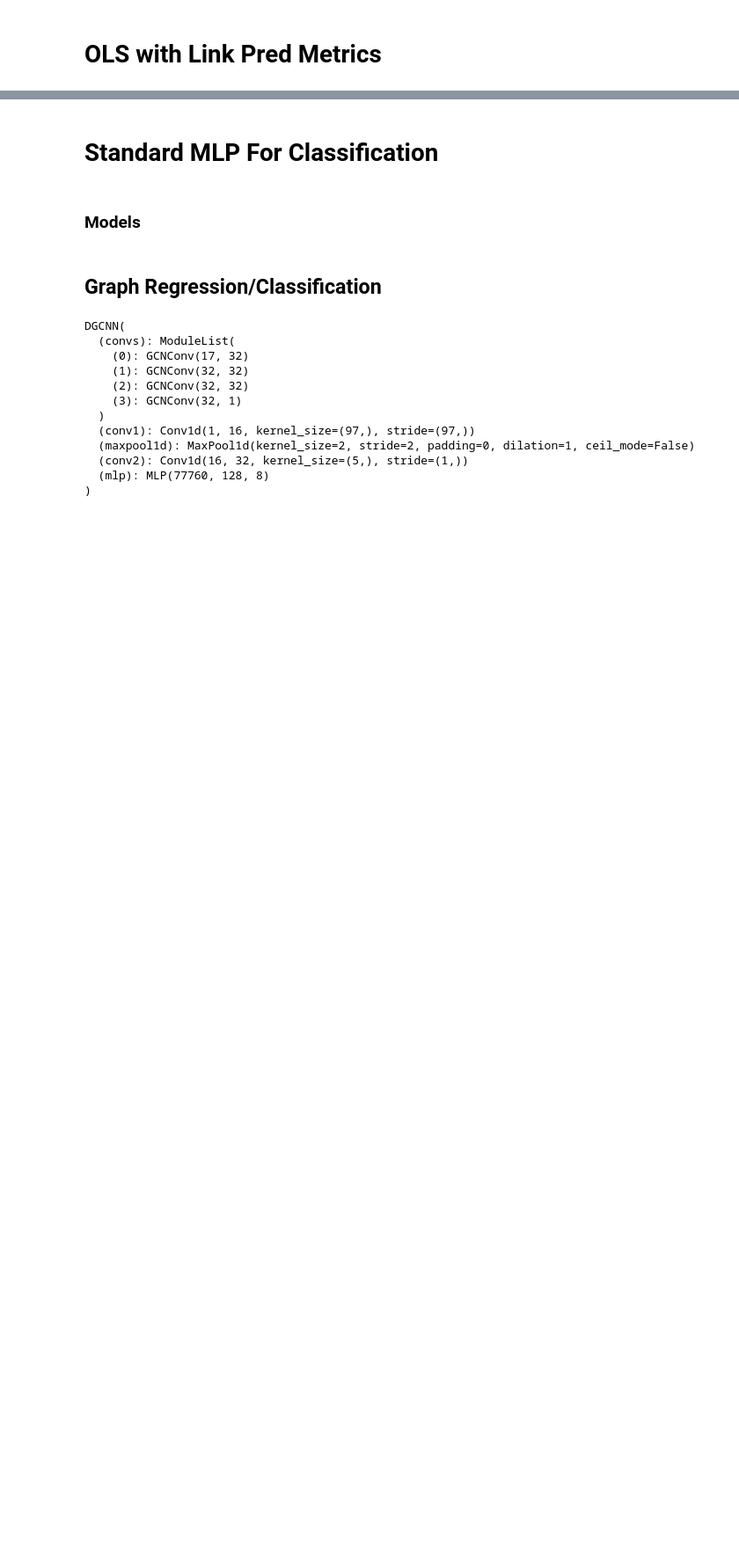
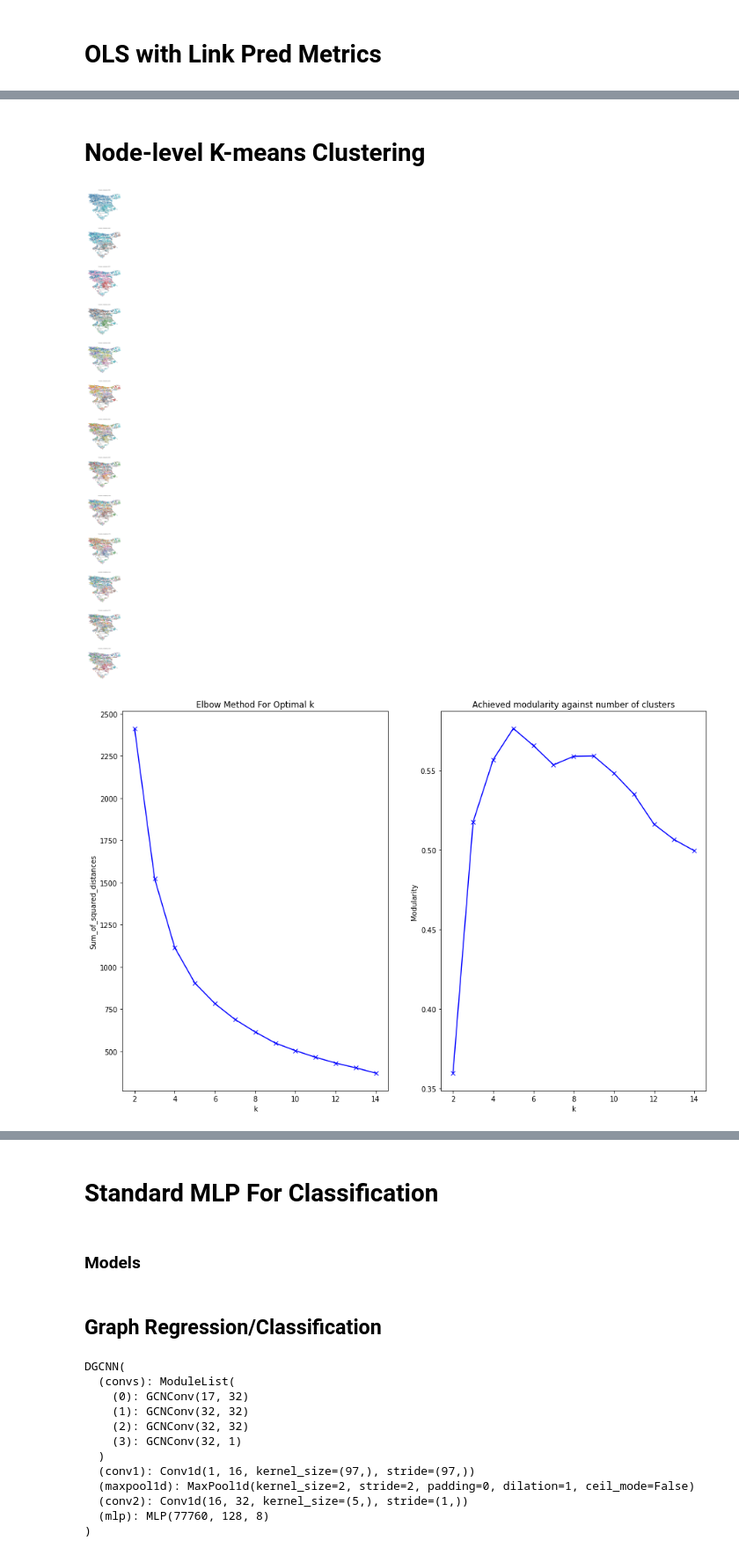
Before and after one commit to wilsoncwc/predicting-choice, a Jupyter notebook: predicting-cities.ipynb, the cells around one changed output, grey strips where cells are left out. Shown at 88% size. Drawn from its saved outputs; the diff is of its cells as text; code cells hidden in the pictures; blank space fills up the shorter version.

```diff
--- a/predicting-cities.ipynb
+++ b/predicting-cities.ipynb
@@ -562 +484,76 @@ R score for Income Deprivation Affecting Older People (IDAOPI) - Average score:
+# %% [markdown]
+# Node-level K-means Clustering
+# %%
+from sklearn.cluster import KMeans
+import networkx.algorithms.community as nx_comm
+
+def cluster(ssx_dataset, place, data_to_cluster=None, Ks=range(2,10), include_feats=rank_fields):
+    X = [data.x for data in ssx_dataset if data.place == place][0]
+
+    if data_to_cluster is None:
+        # Get cluster data from ssx dataset
+        feat_idx = torch.tensor([feats.index(feat) for feat in include_feats])
+        data_to_cluster = torch.index_select(X, 1, feat_idx) if len(feat_idx) > 0 else None
+    else:
+        # Cluster data should have same length as ssx data (same number of nodes
+        assert len(data_to_cluster) == len(X)
+
+    gdf = load_gdf(place)
+    streets = momepy.gdf_to_nx(gdf, approach='primal', multigraph=False)
+    float32_node_dict = {(torch.tensor(c[0], dtype=torch.float32).item(),
+                          torch.tensor(c[1], dtype=torch.float32).item()): c for c in streets}
+
+    errors = []
+    modularities = []
+    f, ax = plt.subplots(len(Ks), 1, figsize=(10, len(Ks) * 10), sharex=True, sharey=True)
+    for idx, k in enumerate(Ks):
+        km = KMeans(n_clusters=k, random_state=0)
+        km = km.fit(data_to_cluster)
+        errors.append(km.inertia_)
+
+        label_dict = {} # For assigning attributes
+        label_to_nodes_dict = {k: [] for k in range(k)} # To compute modularity
+        # Iterate over each node and add its designated label to the nx graph
+        for i, label in enumerate(km.labels_):
+            # Get node coordinates (the last two node attributes in pretransformed data)
+            coords = X[i, -2].item(), X[i, -1].item()
+            # Convert them into their full precision node coordinates
+            coords = float32_node_dict[coords]
+            label_dict[coords] = label
+            label_to_nodes_dict[label].append(coords)
+        # Compute modularity
+        mod = nx_comm.modularity(streets, list(label_to_nodes_dict.values()))
+        modularities.append(mod)
+
+        # Set attributes on the original graph
+        nx.set_node_attributes(streets, label_dict, 'label')
+
+        # Plot original graph, coloring nodes as per their assigned label
+        colors = [node[1]['label'] for node in streets.nodes(data=True)]
+        axis = ax[idx] if len(Ks) > 1 else ax
+        axis.set_title(f'{k} clusters, modularity: {mod:.3f}')
+        nx.draw(streets, {n:[n[0], n[1]] for n in list(streets.nodes)}, node_size=10, node_color=colors, cmap='tab10', ax=axis)
+
+    plt.show()
+    f, ax = plt.subplots(1, 2, figsize=(15, 10))
+    ax[0].plot(Ks, errors, 'bx-')
+    ax[0].set_xlabel('k')
+    ax[0].set_ylabel('Sum_of_squared_distances')
+    ax[0].set_title('Elbow Method For Optimal k')
+    ax[1].plot(Ks, modularities, 'bx-')
+    ax[1].set_xlabel('k')
+    ax[1].set_ylabel('Modularity')
+    ax[1].set_title('Achieved modularity against number of clusters')
+    plt.show()
+
+def plot_latent_clusters(place, Ks=None):
+    ssx_dataset = torch.load(f'{dataset_root}/ssx_dataset.pt')
+    link_pred_dataset = torch.load(f'{dataset_root}/link_pred_dataset_transformed.pt')
+    link_pred_data = link_pred_dataset[place]['transductive']['z'][0]
+    cluster(ssx_dataset, place, data_to_cluster=link_pred_data.detach().cpu(), Ks=Ks)
+
+plot_latent_clusters('Southwark', Ks=range(2,15))
+# %% [output]
+[figure, added]
+[figure, added]
 # %% [markdown]
```
Also changed, not shown: parts of 19 cells of this notebook, 16 other files.
